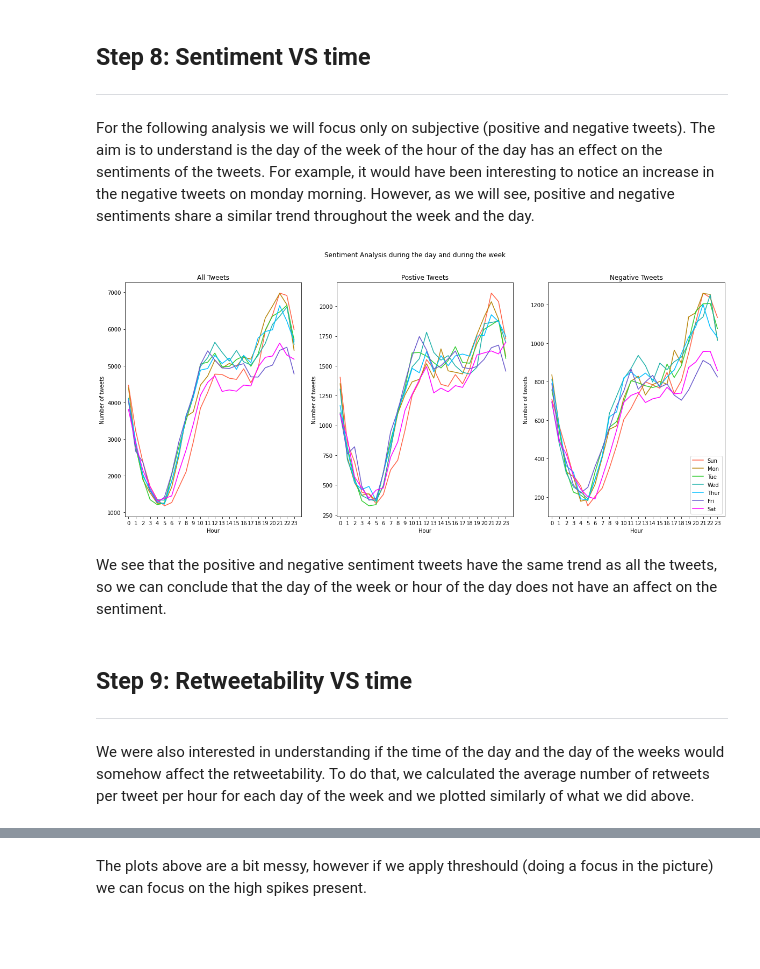
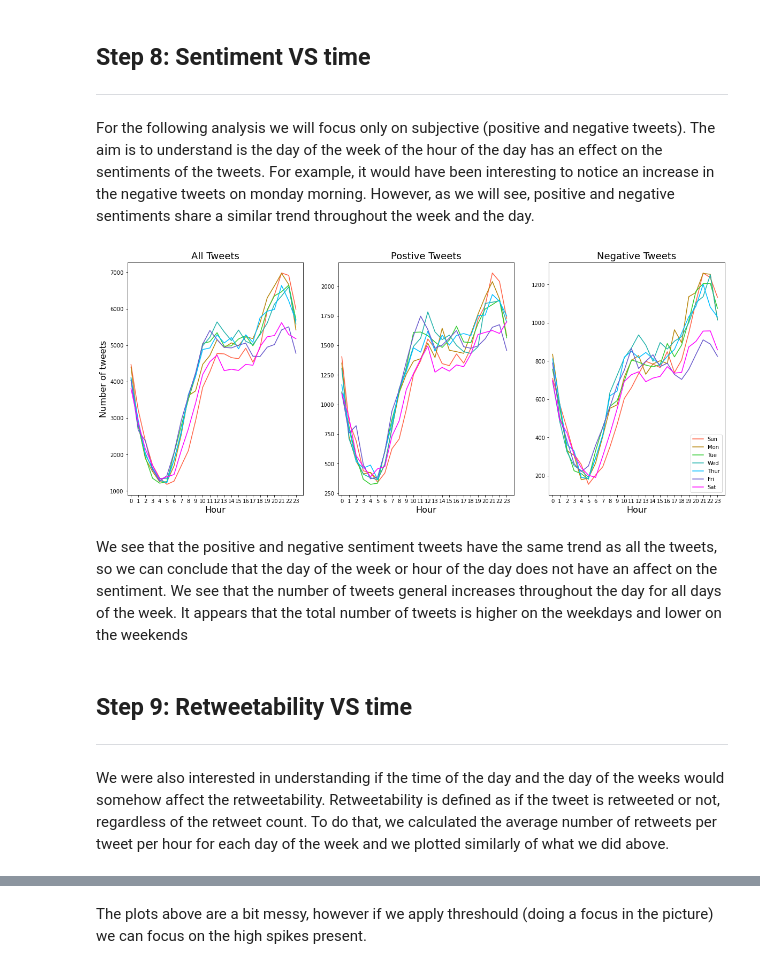
Before and after one commit to epfl-ada/ada-2020-project-milestone-p3-p3_musetti-adaletti, a Jupyter notebook: Creative_extension_analysis.ipynb, the cells around one changed output, grey strips where cells are left out. Drawn from its saved outputs; the diff is of its cells as text; code cells hidden in the pictures; blank space fills up the shorter version.

```diff
--- a/Creative_extension_analysis.ipynb
+++ b/Creative_extension_analysis.ipynb
@@ -715,49 +722,46 @@ neg_tweet_per_h = neg_tweet_per_h.reindex(new_index)
 colors = ['tomato', 'darkgoldenrod', 'limegreen', 'lightseagreen', 'deepskyblue', 'slateblue','magenta']
 # %%
 plt.figure(figsize=(20,8))
-plt.suptitle('Sentiment Analysis during the day and during the week')
 
 plt.subplot(1, 3, 1)
 plt.xlim(-0.5, 24)
 plt.xticks(np.arange(0, 24, step=1))
-plt.xlabel('Hour')
-plt.ylabel('Number of tweets')
-plt.title('All Tweets')
+plt.xlabel('Hour',fontsize= 16)
+plt.ylabel('Number of tweets', fontsize= 16)
+plt.title('All Tweets',fontsize= 18)
 
 
 for i in range(7):
     plt.plot(tweet_per_h.iloc[i],c=colors[i])
 
 plt.subplot(1, 3, 2)
 plt.xlim(-0.5, 24)
 plt.xticks(np.arange(0, 24, step=1))
-plt.xlabel('Hour')
-plt.ylabel('Number of tweets')
-plt.title('Postive Tweets')
+plt.xlabel('Hour', fontsize= 16)
+plt.title('Postive Tweets', fontsize= 18)
 
 
 for i in range(7):
     plt.plot(pos_tweet_per_h.iloc[i],c=colors[i])
 
 plt.subplot(1, 3, 3)
 plt.xlim(-0.5, 24)
 plt.xticks(np.arange(0, 24, step=1))
-plt.xlabel('Hour')
-plt.ylabel('Number of tweets')
-plt.title('Negative Tweets')
+plt.xlabel('Hour', fontsize= 16)
+plt.title('Negative Tweets', fontsize= 18)
 
 
 for i in range(7):
     plt.plot(neg_tweet_per_h.iloc[i],c=colors[i])
     plt.legend(new_index, loc='lower right')
 
 plt.show()
 # %% [output]
-[figure, old version]
+[figure, new version]
 # %% [markdown]
-We see that the positive and negative sentiment tweets have the same trend as all the tweets, so we can conclude that the day of the week or hour of the day does not have an affect on the sentiment.
+We see that the positive and negative sentiment tweets have the same trend as all the tweets, so we can conclude that the day of the week or hour of the day does not have an affect on the sentiment. We see that the number of tweets general increases throughout the day for all days of the week. It appears that the total number of tweets is higher on the weekdays and lower on the weekends
 # %% [markdown]
 ## Step 9: Retweetability VS time
 ___
 
-We were also interested in understanding if the time of the day and the day of the weeks would somehow affect the retweetability. To do that, we calculated the average number of retweets per tweet per hour for each day of the week and we plotted similarly of what we did above.
+We were also interested in understanding if the time of the day and the day of the weeks would somehow affect the retweetability. Retweetability is defined as if the tweet is retweeted or not, regardless of the retweet count. To do that, we calculated the average number of retweets per tweet per hour for each day of the week and we plotted similarly of what we did above.
```
Also changed, not shown: parts of 79 cells of this notebook.
